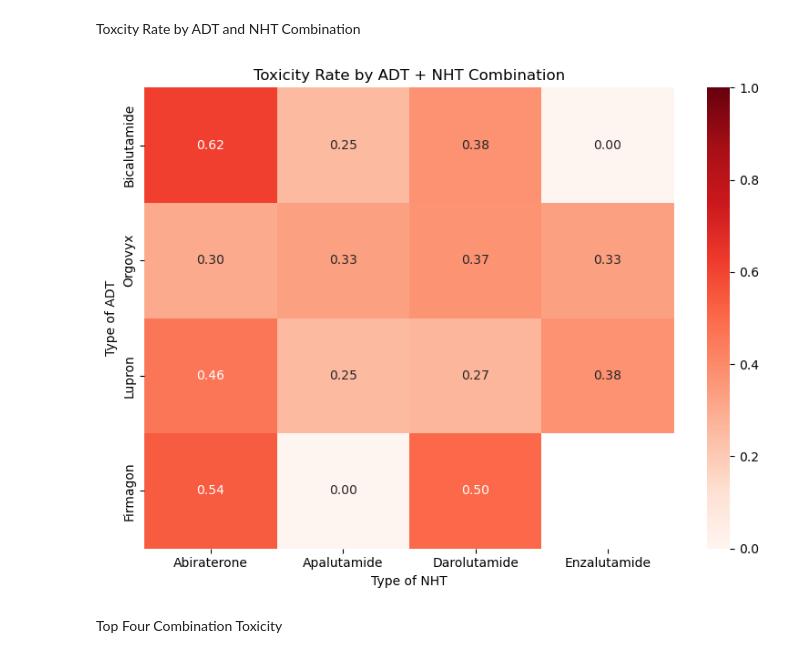
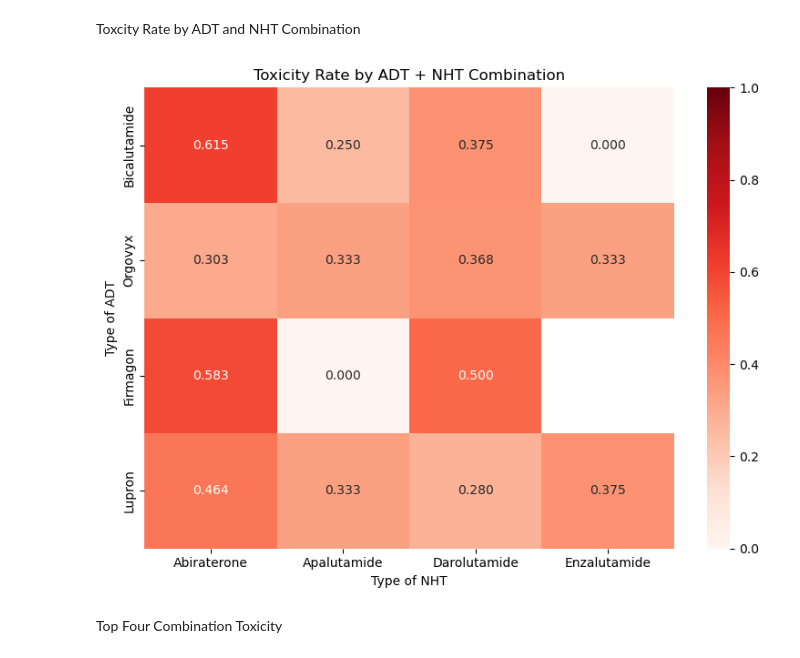
Before and after one commit to kstatham402/170A_Capstone_Project, a Jupyter notebook: notebooks/descriptive_visuals.ipynb, the cells around one changed output. Drawn from its saved outputs; the diff is of its cells as text; code cells hidden in the pictures.

```diff
--- a/notebooks/descriptive_visuals.ipynb
+++ b/notebooks/descriptive_visuals.ipynb
@@ -731,14 +736,20 @@ Chi-square p-value: 0.764632290670373
 # %% [markdown]
 Toxcity Rate by ADT and NHT Combination
 # %%
+df_atrisk = df[df['at_risk'].notna()]
+
 total_counts = (
-    df.groupby(['adt_agent', 'specific_nht_used'])['unique_patient_id']
+    df_atrisk[['unique_patient_id', 'adt_agent', 'specific_nht_used']]
+    .drop_duplicates()
+    .groupby(['adt_agent', 'specific_nht_used'])['unique_patient_id']
     .nunique()
     .unstack(fill_value=0)
 )
 
 tox_counts = (
-    tox.groupby(['adt_agent', 'specific_nht_used'])['unique_patient_id']
+    df_atrisk[df_atrisk['at_risk'] == 1][['unique_patient_id', 'adt_agent', 'specific_nht_used']]
+    .drop_duplicates()
+    .groupby(['adt_agent', 'specific_nht_used'])['unique_patient_id']
     .nunique()
     .unstack(fill_value=0)
 )
@@ -749,35 +760,35 @@ tox_counts = tox_counts.reindex(
     fill_value=0
 )
 
 valid_rows = total_counts.sum(axis=1) > 3
 valid_cols = total_counts.sum(axis=0) > 3
 
 total_counts = total_counts.loc[valid_rows, valid_cols]
 tox_counts = tox_counts.loc[valid_rows, valid_cols]
 
 tox_rate = tox_counts.div(total_counts.replace(0, np.nan))
 
 tox_rate = tox_rate.loc[tox_rate.mean(axis=1).sort_values().index]
 
 plt.figure(figsize=(8,6))
 
 ax = sns.heatmap(
     tox_rate,
     annot=True,
-    fmt=".2f",
+    fmt=".3f",
     cmap="Reds",
     vmin=0,
     vmax=1
 )
 
 ax.set_xlabel("Type of NHT")
 ax.set_ylabel("Type of ADT")
 ax.set_title("Toxicity Rate by ADT + NHT Combination")
 
 plt.tight_layout()
 plt.show()
 # %% [output]
-[figure, old version]
+[figure, new version]
 # %% [markdown]
 Top Four Combination Toxicity
 # %%
```
Also changed, not shown: parts of 13 cells of this notebook.
